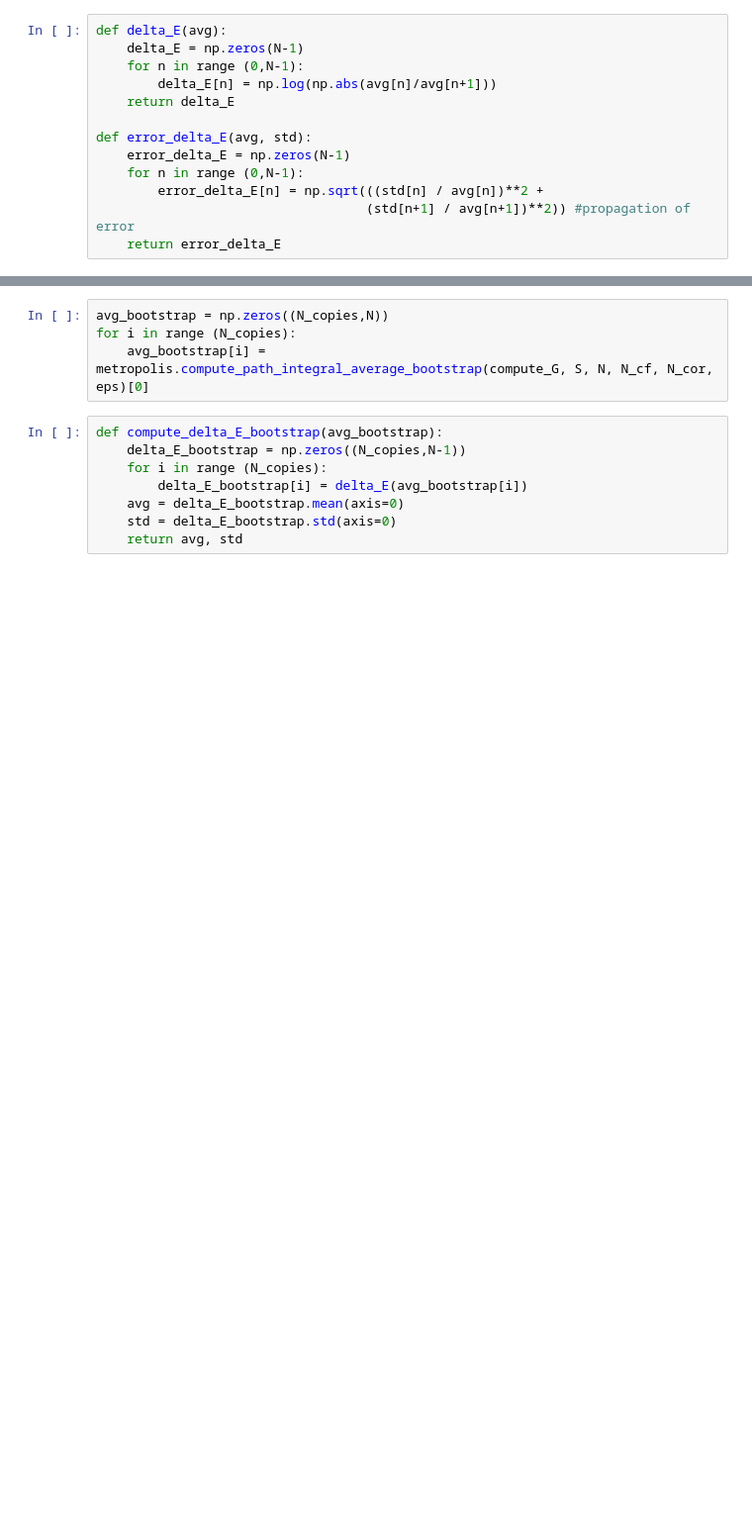
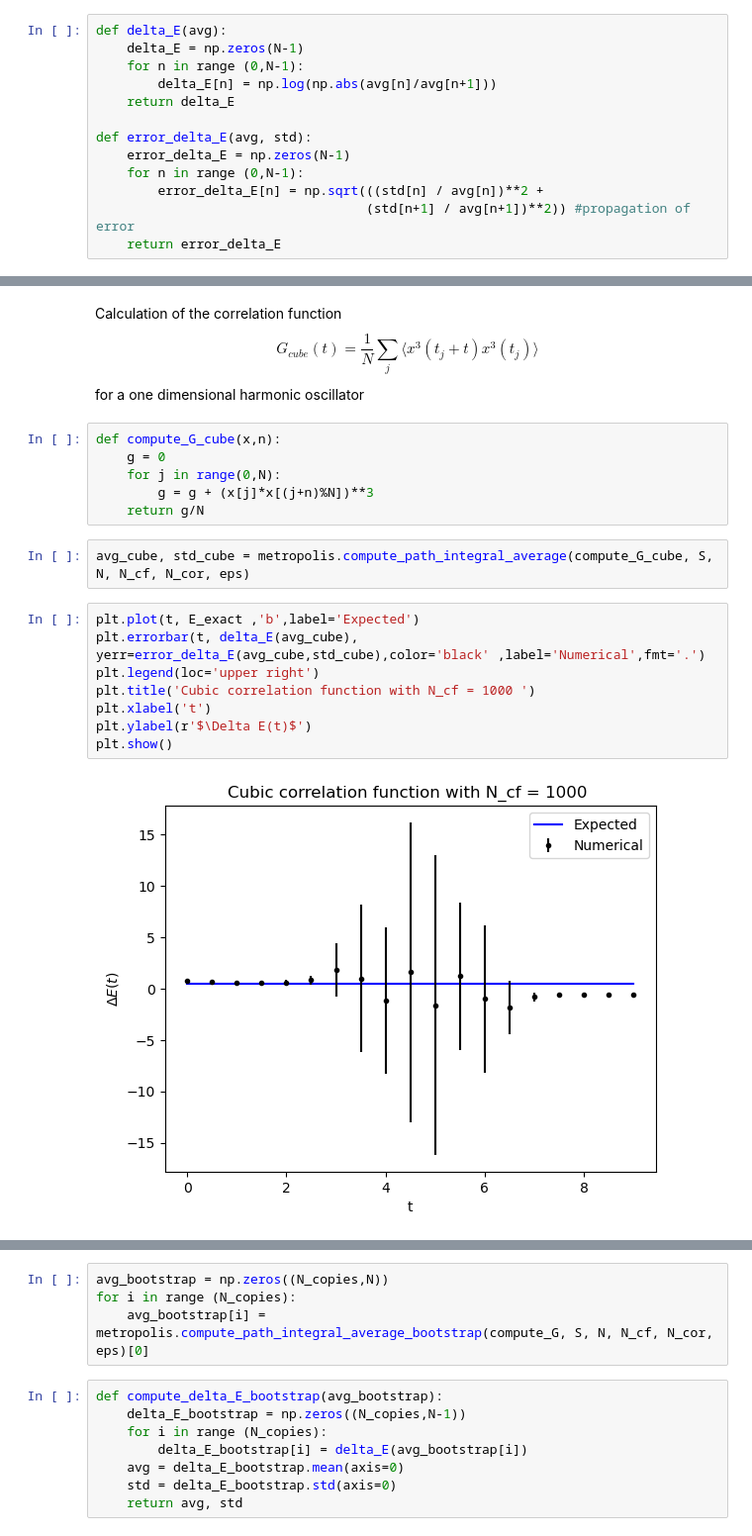
Before and after one commit to lusvelt/path-integral-monte-carlo, a Jupyter notebook: src/metropolis-harmonic-oscillator.ipynb, the cells around one changed output, grey strips where cells are left out. Shown: that part at 99% size. Drawn from its saved outputs; the diff is of its cells as text; blank space fills up the shorter version.

Commit message:
add code for the cubic propagator

```diff
--- a/src/metropolis-harmonic-oscillator.ipynb
+++ b/src/metropolis-harmonic-oscillator.ipynb
@@ -39,0 +104,24 @@ def error_delta_E(avg, std):
+# %% [markdown]
+Calculation of the correlation function
+$$
+    G_{cube}(t) = \frac{1}{N} \sum_j \langle x^3(t_j+t)x^3(t_j) \rangle
+$$
+for a one dimensional harmonic oscillator
+# %%
+def compute_G_cube(x,n):
+    g = 0
+    for j in range(0,N):
+        g = g + (x[j]*x[(j+n)%N])**3
+    return g/N
+# %%
+avg_cube, std_cube = metropolis.compute_path_integral_average(compute_G_cube, S, N, N_cf, N_cor, eps)
+# %%
+plt.plot(t, E_exact ,'b',label='Expected')
+plt.errorbar(t, delta_E(avg_cube), yerr=error_delta_E(avg_cube,std_cube),color='black' ,label='Numerical',fmt='.')
+plt.legend(loc='upper right')
+plt.title('Cubic correlation function with N_cf = 1000 ')
+plt.xlabel('t')
+plt.ylabel(r'$\Delta E(t)$')
+plt.show()
+# %% [output]
+[figure, added]
```
Also changed, not shown: parts of 9 cells of this notebook.
